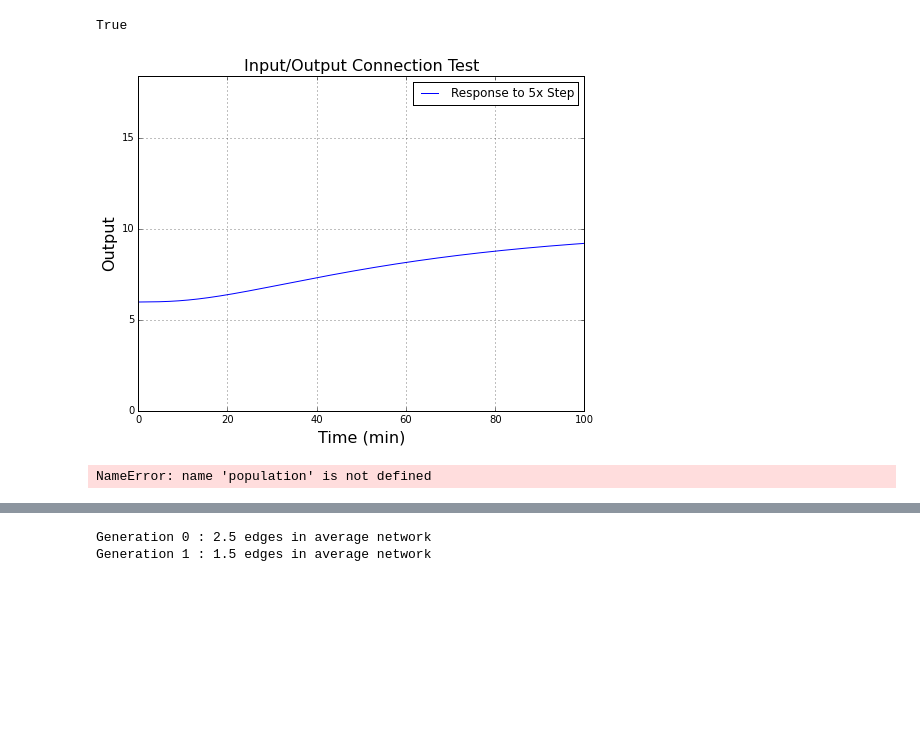
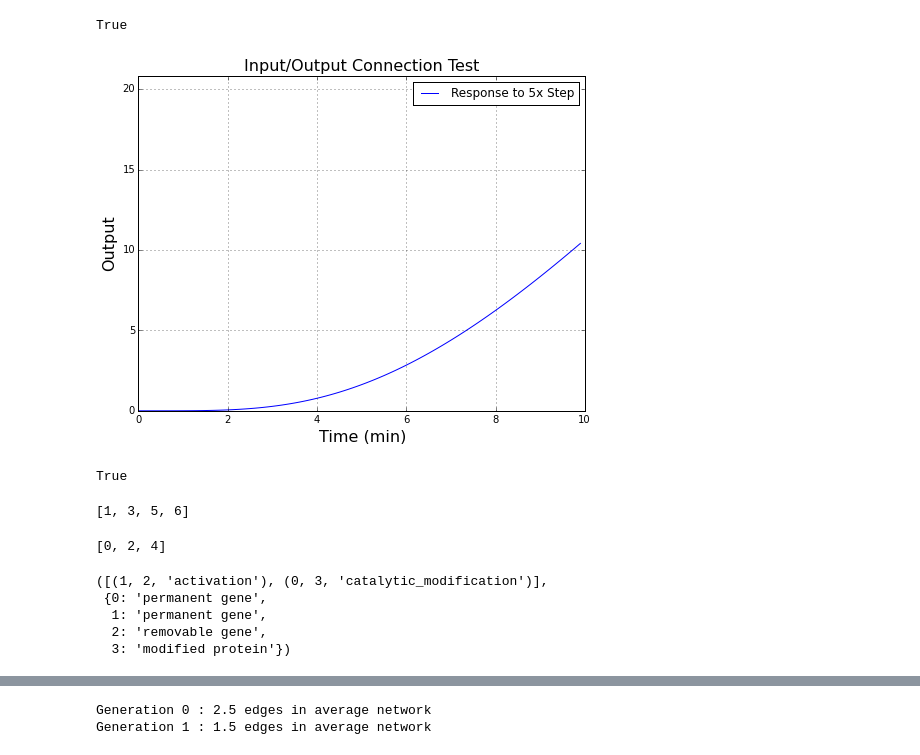
Before and after one commit to sbernasek/evolution_of_grn, a Jupyter notebook: full_simulations.ipynb, the cells around one changed output, grey strips where cells are left out. Cells and saved outputs as stored; diff of their text form; code cells hidden in the pictures; blank space fills up the shorter version.

Commit message:
wrote new interaction test, made basal transcription optional, skipped simulations that blow up

```diff
--- a/full_simulations.ipynb
+++ b/full_simulations.ipynb
@@ -9,19 +9,37 @@ import time
 # %%
 cell = Cell(1, removable_genes=1, permanent_genes=2)
 
 # add activation
-# cell.add_transcriptional_regulation(tf=3, gene=4, mod_type='activation')
 
-# cell.add_protein_modification(substrate=1, enzyme=3)
-cell.add_catalytic_degradation(degraded=1, enzyme=5)
+cell.add_transcriptional_regulation(tf=3, gene=0, mod_type='activation')
+cell.add_transcriptional_regulation(tf=3, gene=0, mod_type='repression')
+cell.add_non_coding_gene()
+cell.add_post_transcriptional_regulation(target=0)
 
-cell.add_protein_modification(substrate=5, enzyme=3)
+# cell.add_catalytic_degradation(degraded=1, enzyme=5)
+# cell.add_protein_modification(substrate=5, enzyme=3)
 
 interaction_check(cell, output=1, input_=2, plot=True)
 # %% [output]
 True
-[figure, old version]
+[figure, new version]
 # %%
-interaction_check(population[0], output=1, input_=2, plot=True)
+network_connected_check(cell, output=1, input_= 2)
 # %% [output]
-NameError: name 'population' is not defined
+True
+# %%
+cell.proteins
+# %% [output]
+[1, 3, 5, 6]
+# %%
+cell.coding_rnas
+# %% [output]
+[0, 2, 4]
+# %%
+cell.get_topology()
+# %% [output]
+([(1, 2, 'activation'), (0, 3, 'catalytic_modification')],
+ {0: 'permanent gene',
+  1: 'permanent gene',
+  2: 'removable gene',
+  3: 'modified protein'})
```
Also changed, not shown: parts of 2 cells of this notebook, 4 other files.
